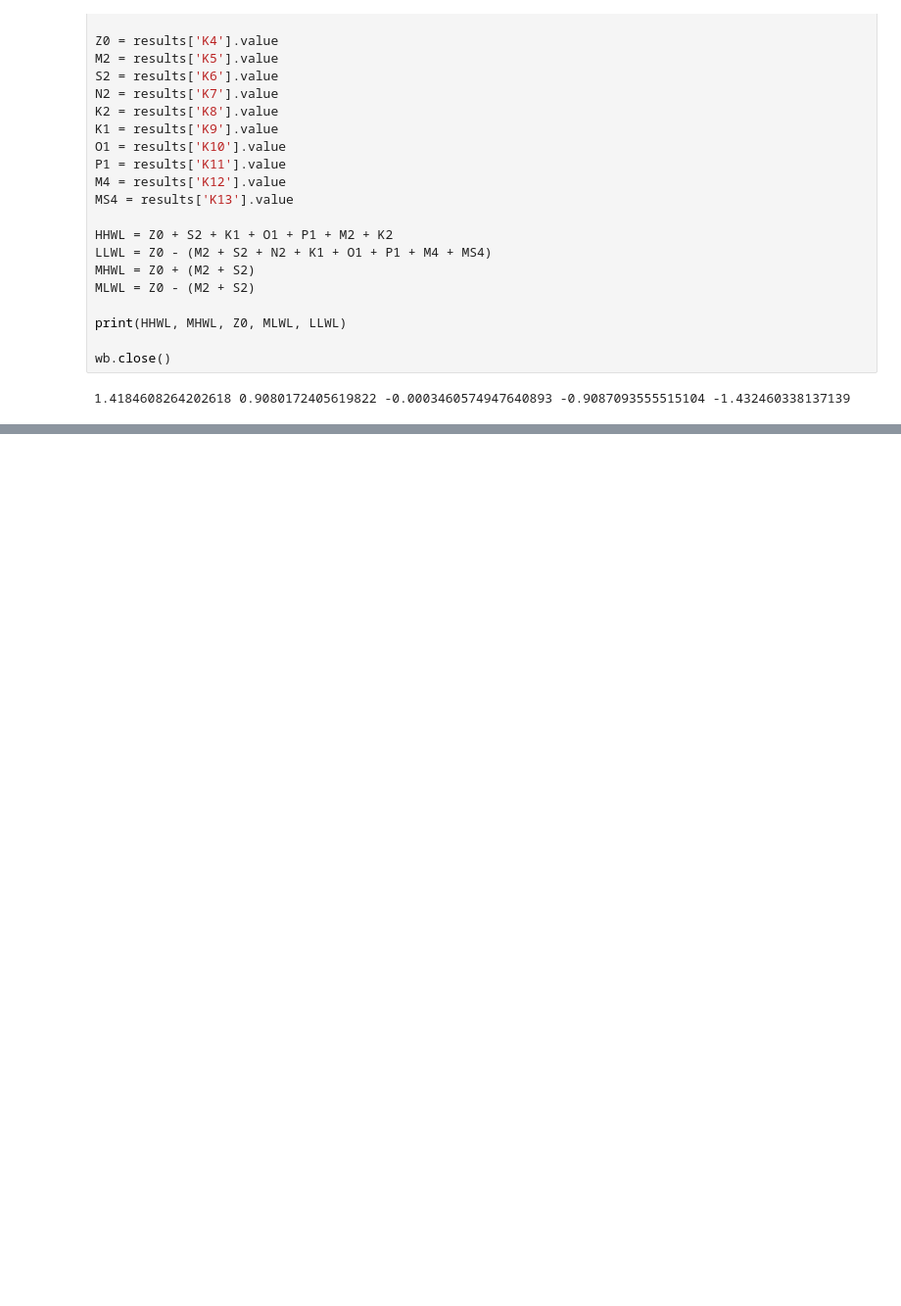
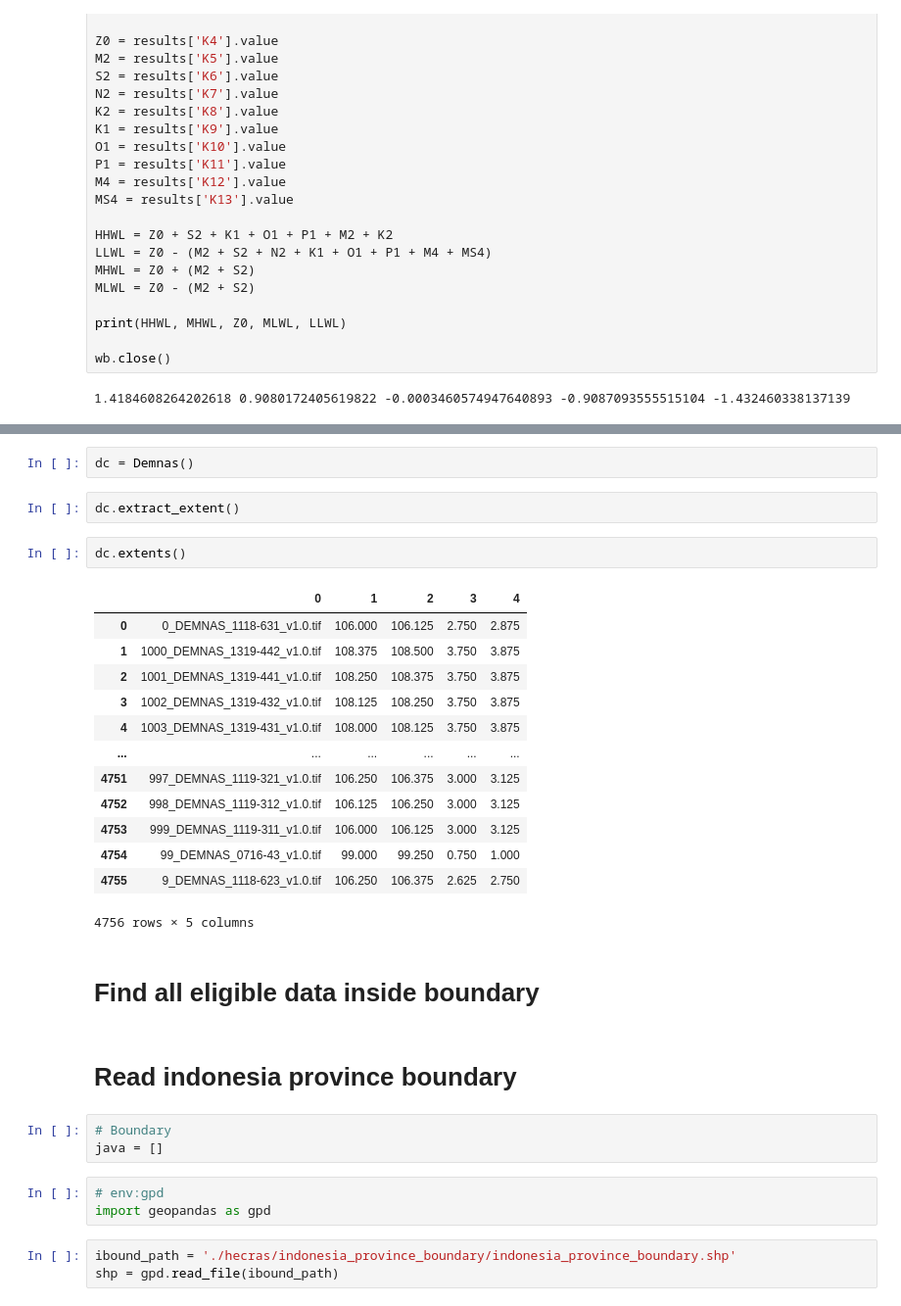
Before and after one commit to jonathanraditya/floodmap, a Jupyter notebook: main.ipynb, the cells around one changed output, grey strips where cells are left out. Shown at 98% size. Drawn from its saved outputs; the diff is of its cells as text; blank space fills up the shorter version.

Commit message:
Extract demnas extent, working on finding demnas that correspond to some polygon boundary

```diff
--- a/main.ipynb
+++ b/main.ipynb
@@ -198,0 +282,33 @@ wb.close()
+# %%
+dc = Demnas()
+# %%
+dc.extract_extent()
+# %%
+dc.extents()
+# %% [output]
+|  | 0 | 1 | 2 | 3 | 4 |
+| 0 | 0_DEMNAS_1118-631_v1.0.tif | 106.000 | 106.125 | 2.750 | 2.875 |
+| 1 | 1000_DEMNAS_1319-442_v1.0.tif | 108.375 | 108.500 | 3.750 | 3.875 |
+| 2 | 1001_DEMNAS_1319-441_v1.0.tif | 108.250 | 108.375 | 3.750 | 3.875 |
+| 3 | 1002_DEMNAS_1319-432_v1.0.tif | 108.125 | 108.250 | 3.750 | 3.875 |
+| 4 | 1003_DEMNAS_1319-431_v1.0.tif | 108.000 | 108.125 | 3.750 | 3.875 |
+| ... | ... | ... | ... | ... | ... |
+| 4751 | 997_DEMNAS_1119-321_v1.0.tif | 106.250 | 106.375 | 3.000 | 3.125 |
+| 4752 | 998_DEMNAS_1119-312_v1.0.tif | 106.125 | 106.250 | 3.000 | 3.125 |
+| 4753 | 999_DEMNAS_1119-311_v1.0.tif | 106.000 | 106.125 | 3.000 | 3.125 |
+| 4754 | 99_DEMNAS_0716-43_v1.0.tif | 99.000 | 99.250 | 0.750 | 1.000 |
+| 4755 | 9_DEMNAS_1118-623_v1.0.tif | 106.250 | 106.375 | 2.625 | 2.750 |
+4756 rows × 5 columns
+# %% [markdown]
+# Find all eligible data inside boundary
+# %% [markdown]
+# Read indonesia province boundary
+# %%
+# Boundary
+java = []
+# %%
+# env:gpd
+import geopandas as gpd
+# %%
+ibound_path = './hecras/indonesia_province_boundary/indonesia_province_boundary.shp'
+shp = gpd.read_file(ibound_path)
```
Also changed, not shown: parts of 18 cells of this notebook, 26 other files.
